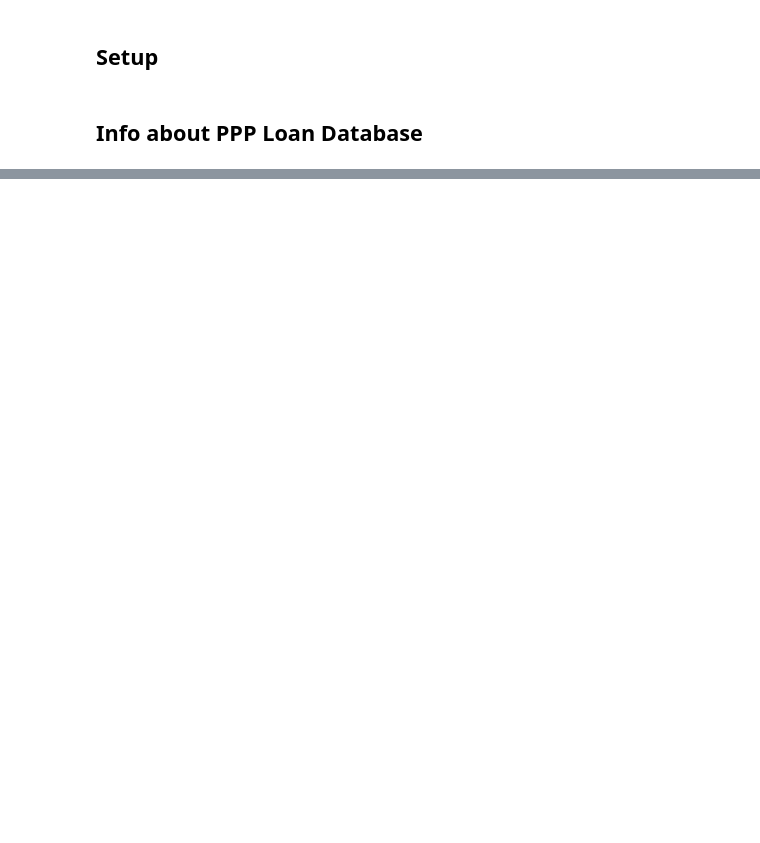
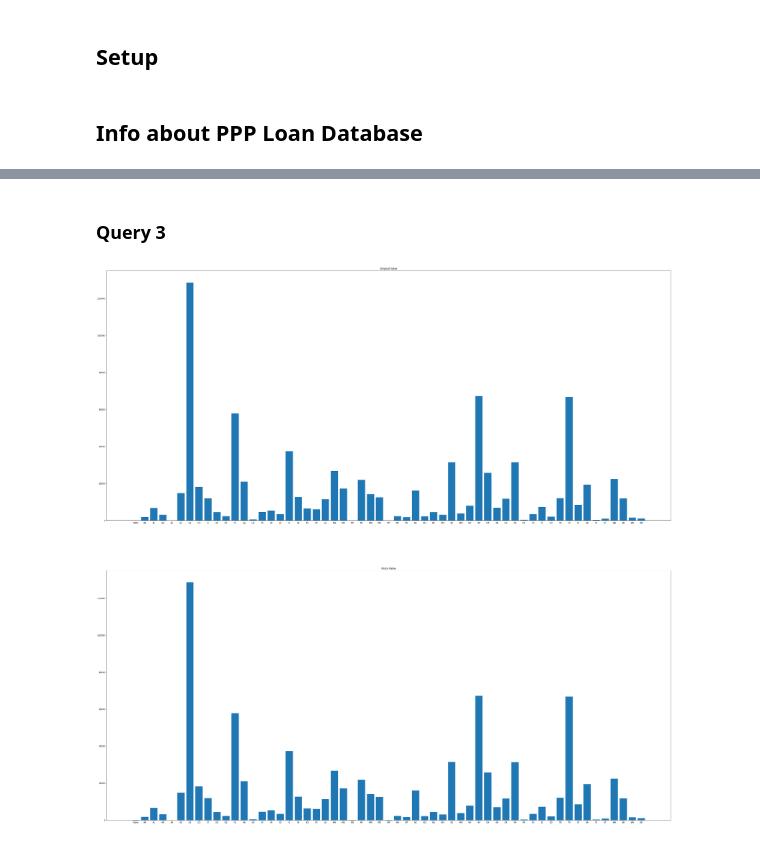
Before and after one commit to NucciTheBoss/DS300_mini_project, a Jupyter notebook: analysis/analysis.ipynb, the cells around one changed output, grey strips where cells are left out. Drawn from its saved outputs; the diff is of its cells as text; code cells hidden in the pictures; blank space fills up the shorter version.

```diff
--- a/analysis/analysis.ipynb
+++ b/analysis/analysis.ipynb
@@ -87,0 +295,22 @@ rh.info
+# %% [markdown]
+### Query 3
+# %%
+fig, axs = plt.subplots(2, 1, figsize=(50, 50))
+
+category = []; values = []
+for result in parallel_query3_result_orig["result"]:
+    category.append(str(result[0])); values.append(result[1])
+
+axs[0].bar(category, values)
+axs[0].title.set_text("Original Value")
+
+category = []; values = []
+for result in parallel_query3_result_diff["result"]:
+    category.append(str(result[0])); values.append(result[1])
+
+axs[1].bar(category, values)
+axs[1].title.set_text("Noisy Value")
+
+plt.show()
+# %% [output]
+[figure, added]
```
Also changed, not shown: parts of 17 cells of this notebook, 1 other file.
